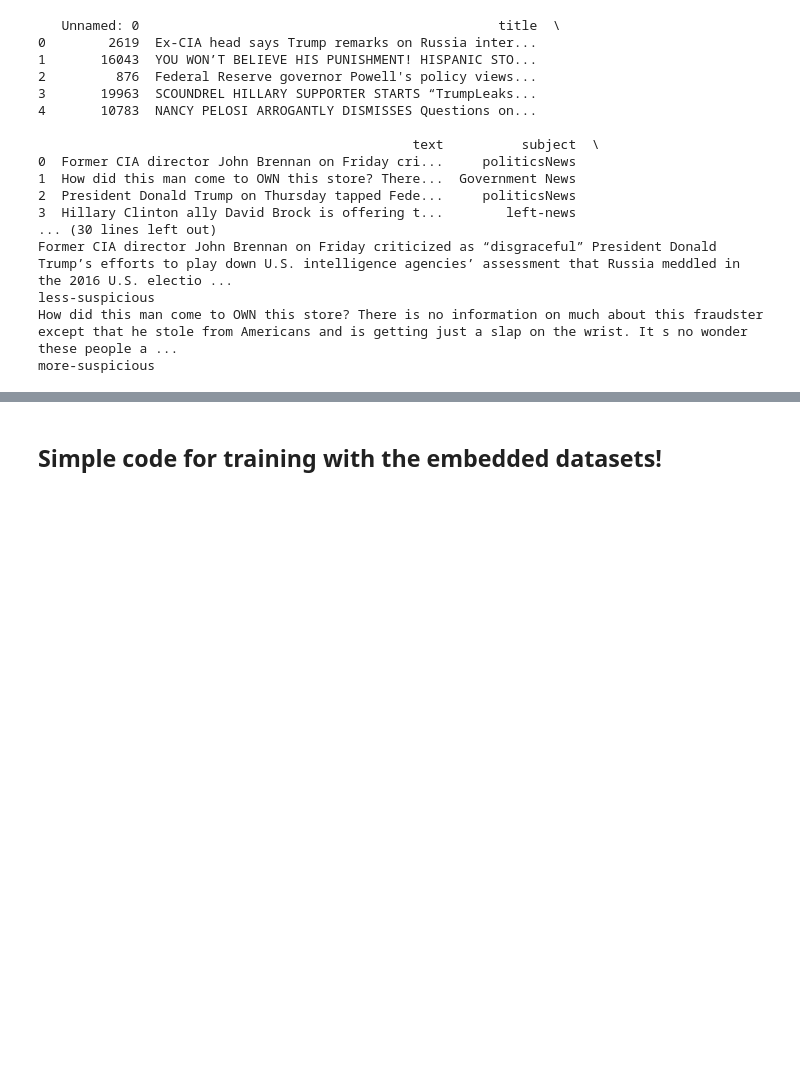
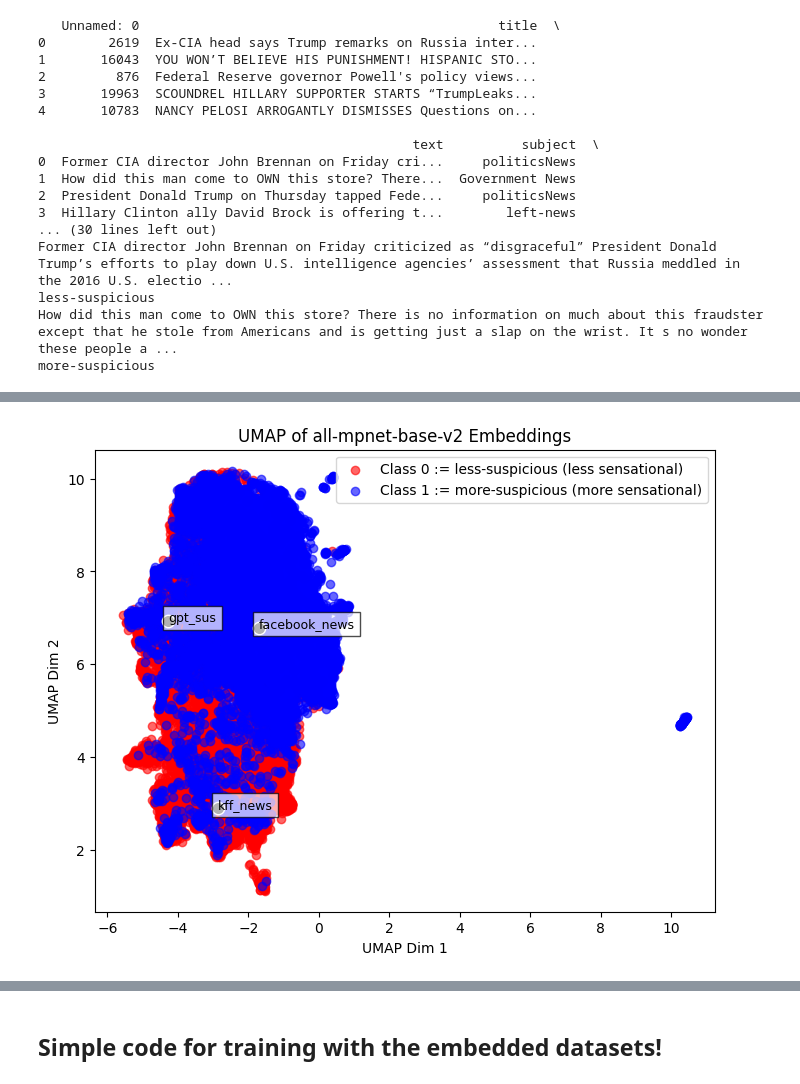
Before and after one commit to pr33tpatel/NLP_NewsClassifier, a Jupyter notebook: cse590project-11-9-2025 1.ipynb, the cells around one changed output, grey strips where cells are left out. Drawn from its saved outputs; the diff is of its cells as text; code cells hidden in the pictures; blank space fills up the shorter version.

Commit message:
umap embeddings of the sentence transformers, using the train dataloader

```diff
--- a/cse590project-11-9-2025 1.ipynb
+++ b/cse590project-11-9-2025 1.ipynb
@@ -261,7 +264,7 @@ class EmbeddingDataset(Dataset):
         return x, y
 
 
-def loaders_from_models(df_complete, model_names):
+def loaders_from_models(df_complete, model_names, shuffle=True):
     '''
     Description:
         Takes a list of sentence transformer model names and a complete pandas DataFrame containing train/test/valid splits.
@@ -297,7 +300,7 @@ def loaders_from_models(df_complete, model_names):
 
         loader_dict["train"] = DataLoader(train_dataset,
                                             batch_size=32,
-                                            shuffle=True
+                                            shuffle=shuffle
                                          )
         test_dataset = EmbeddingDataset(
                                             test_split["text"],
@@ -306,7 +309,7 @@ def loaders_from_models(df_complete, model_names):
                                             device="cuda" if torch.cuda.is_available() else "cpu")
         loader_dict["test"] = DataLoader(test_dataset,
                                             batch_size=32,
-                                            shuffle=False
+                                            shuffle=shuffle
                                          )
 
         valid_dataset = EmbeddingDataset(
@@ -317,7 +320,7 @@ def loaders_from_models(df_complete, model_names):
 
         loader_dict["valid"] = DataLoader(valid_dataset,
                                             batch_size=32,
-                                            shuffle=False
+                                            shuffle=shuffle
                                          )
 
         model_loader_dict[model] = loader_dict
@@ -587,6 +590,8 @@ more-suspicious
 #######################################
 #           MAKE DATA LOADERS (FOR TRAINING NN)
 #######################################
+
+include_demo = True # set this is you want demo in the UMAP
 
 # Define our list of models:
 embedding_models = ['all-mpnet-base-v2',
@@ -594,8 +599,14 @@ embedding_models = ['all-mpnet-base-v2',
                     'all-MiniLM-L12-v2',
                     'all-MiniLM-L6-v2']
 
+
+
+if include_demo:
+    df_complete = pd.concat([df_complete, df_demo], ignore_index=True)
+    print("The last 3 rows are our demo texts!\n\n", df_complete.head(-3))
+
 # For each model, make a set of dataloaders for train, test and split!
-loader_dict, train_dataset, test_dataset, valid_dataset = loaders_from_models(df_complete, embedding_models)
+loader_dict, train_dataset, test_dataset, valid_dataset = loaders_from_models(df_complete, embedding_models, shuffle=False) # set False for appending demo
 
 # Test the batching for our data:
 for model in embedding_models:
@@ -622,0 +684,76 @@ KeyboardInterrupt:
+# %%
+# Iterate through each of the loader_dict[model]['train]:
+# for model in embedding_models, get the train loader. Then, for each batch in the train loader, stack the embeddings
+
+split_for_umap = 'train'
+train_length=24000
+
+for model in embedding_models:
+
+        print(f"Embeddings for model {model}")
+        # For a given model, we get the embeddings and labels (for 'train' split)
+        model_embeddings = []
+        all_labels = []
+
+        for xb, yb in loader_dict[model][split_for_umap]:
+                # print("\tTrain batch:", xb.shape, yb.shape)
+                model_embeddings.append(xb)
+                all_labels.extend(yb.numpy())
+
+        # Prepare our embeddings!
+        embeddings = np.vstack(model_embeddings)
+        labels = np.array(all_labels)
+
+        print(f"Fitting UMAP...")
+        reducer = umap.UMAP(n_components=2,
+                        random_state=42,
+                        n_neighbors=int(0.05 * train_length),
+                        metric='cosine',
+                        min_dist = 0.1
+        )
+
+        reduced = reducer.fit_transform(embeddings)  # shape [num_samples, 2]
+
+        # make the plot!! (This is the same code as later; I should put this in a function, but short on time)
+        plt.figure(figsize=(8,6))
+
+        # Class 0; should be the 'more-suspicious' class, i.e., more sensational
+        plt.scatter(
+                reduced[labels==0, 0], # our mask is train_labels==0, so here we select x-coords with our mask for class 0
+                reduced[labels==0, 1], # ... select y-coords with our mask for class 1
+                c='red',
+                label='Class 0 := less-suspicious (less sensational)',
+                alpha=0.6
+        )
+
+        # Class 1
+        plt.scatter(
+                reduced[labels==1, 0], # do the same for class 1
+                reduced[labels==1, 1],
+                c='blue',
+                label='Class 1 := more-suspicious (more sensational)',
+                alpha=0.6
+        )
+
+        if include_demo:
+                custom_tags = ["gpt_sus","facebook_news","kff_news"]
+                # Annotate last 3 custom samples
+                for i, tag in enumerate(custom_tags):
+                        idx = -len(custom_tags) + i  # e.g. -3, -2, -1
+                        print(tag)
+                        x, y = reduced[idx, 0], reduced[idx, 1]
+                        plt.scatter(x, y, c='black', s=80, edgecolors='white', zorder=3)
+                        plt.text(
+                        x, y, tag, fontsize=9,
+                        bbox=dict(facecolor='white', edgecolor='black', alpha=0.7)
+                        )
+
+
+
+        plt.title(f"UMAP of {model} Embeddings")
+        plt.xlabel("UMAP Dim 1")
+        plt.ylabel("UMAP Dim 2")
+        plt.legend()
+        plt.savefig(f"umap-{model}.png")
+        plt.show()
+# %% [output]
@@ -622,0 +765 @@ KeyboardInterrupt:
+[figure, added]
```
Also changed, not shown: parts of 7 cells of this notebook, 4 other files.
